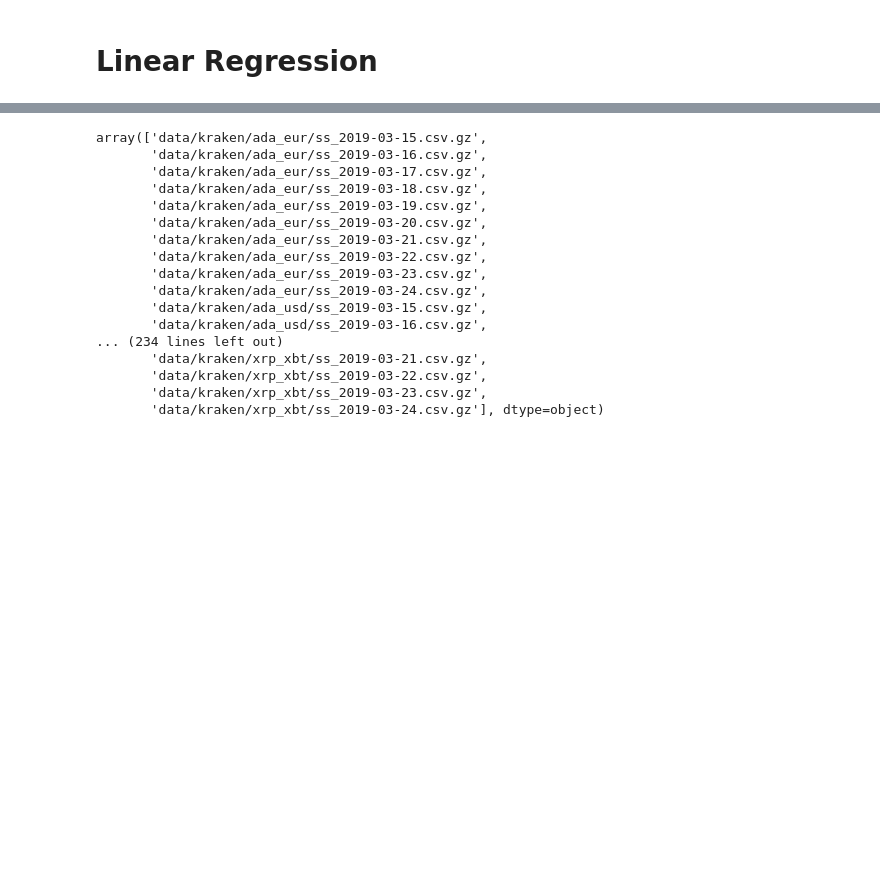
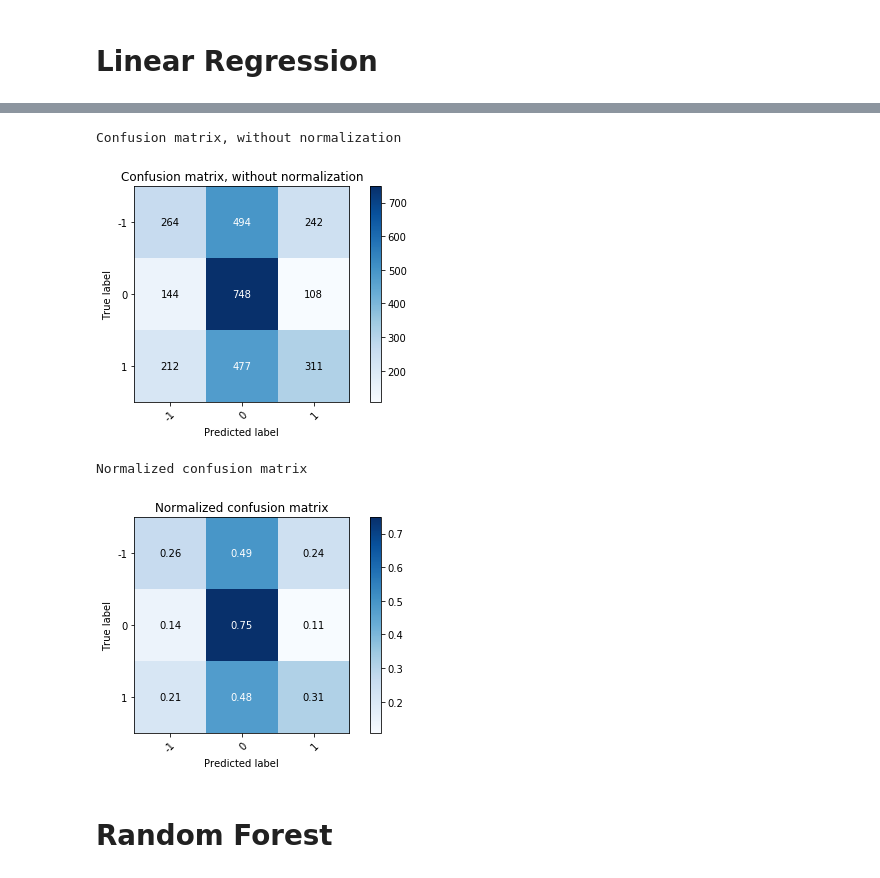
Before and after one commit to tornermarton/SemesterProject, a Jupyter notebook: regression_snapshots.ipynb, the cells around one changed output, grey strips where cells are left out. Drawn from its saved outputs; the diff is of its cells as text; code cells hidden in the pictures; blank space fills up the shorter version.

Commit message:
Balanced input from dataset + random forest added

```diff
--- a/regression_snapshots.ipynb
+++ b/regression_snapshots.ipynb
@@ -60,0 +143,6 @@ print(n_days, "days of data is collected.")
+# %%
+nb_samples = len(dataset)
+
+n_samples_per_label = 5000
+
+valid_split = 0.2
@@ -61,6 +204,2 @@ print(n_days, "days of data is collected.")
 # %% [markdown]
 # Linear Regression
-# %%
-alpha = 0.002
-delay = 100
-n_labels = 2
@@ -144,9 +205,0 @@ np.random.shuffle(dataset)
-# %%
-# train-valid-test split and one-hot encoding (dataset prep)
-#input, select prices only
-X_train = dataset['rel_prices'][0:int(nb_samples*(1-valid_split))]
-X_valid = dataset['rel_prices'][int(nb_samples*(1-valid_split)):]
-
-#output
-Y_train = dataset['label'][0:int(nb_samples*(1-valid_split))]
-Y_valid = dataset['label'][int(nb_samples*(1-valid_split)):]
@@ -160,7 +206,7 @@ X_train.shape
 # %%
-C = 1e-5
+C = 1e-3
 
-if labels == 2:
+if n_labels == 2:
     logreg = linear_model.LogisticRegression(C=C,solver='lbfgs')
 else:
     logreg = linear_model.LogisticRegression(C=C,solver='sag', multi_class='multinomial')
@@ -170,19 +218,24 @@ logreg.score(X_valid,Y_valid)
 # %%
 predictions = logreg.predict(X_valid)
 # %%
-if labels == 2:
+if n_labels == 2:
     class_names = [-1, 1]
-elif labels == 3:
+elif n_labels == 3:
     class_names = [-1, 0, 1]
 else:
     class_names = []
 
 np.set_printoptions(precision=2)
 
 # Plot non-normalized confusion matrix
-functions.plot_confusion_matrix(Y_valid, predictions, classes=class_names,
+plot_confusion_matrix(Y_valid, predictions, classes=class_names,
                       title='Confusion matrix, without normalization')
 
 # Plot normalized confusion matrix
-functions.plot_confusion_matrix(Y_valid, predictions, classes=class_names, normalize=True,
+plot_confusion_matrix(Y_valid, predictions, classes=class_names, normalize=True,
                       title='Normalized confusion matrix')
+# %% [output]
+Confusion matrix, without normalization
+[figure, added]
+Normalized confusion matrix
+[figure, added]
@@ -191,20 +242,2 @@ g = DataGenerator(data_root_dir)
-# %%
-g.statistics["path"]
-# %% [output]
-array(['data/kraken/ada_eur/ss_2019-03-15.csv.gz',
-       'data/kraken/ada_eur/ss_2019-03-16.csv.gz',
-       'data/kraken/ada_eur/ss_2019-03-17.csv.gz',
-       'data/kraken/ada_eur/ss_2019-03-18.csv.gz',
-       'data/kraken/ada_eur/ss_2019-03-19.csv.gz',
-       'data/kraken/ada_eur/ss_2019-03-20.csv.gz',
-       'data/kraken/ada_eur/ss_2019-03-21.csv.gz',
-       'data/kraken/ada_eur/ss_2019-03-22.csv.gz',
-       'data/kraken/ada_eur/ss_2019-03-23.csv.gz',
-       'data/kraken/ada_eur/ss_2019-03-24.csv.gz',
-       'data/kraken/ada_usd/ss_2019-03-15.csv.gz',
-       'data/kraken/ada_usd/ss_2019-03-16.csv.gz',
-... (234 lines left out)
-       'data/kraken/xrp_xbt/ss_2019-03-21.csv.gz',
-       'data/kraken/xrp_xbt/ss_2019-03-22.csv.gz',
-       'data/kraken/xrp_xbt/ss_2019-03-23.csv.gz',
-       'data/kraken/xrp_xbt/ss_2019-03-24.csv.gz'], dtype=object)
+# %% [markdown]
+# Random Forest
```
Also changed, not shown: parts of 30 cells of this notebook.
